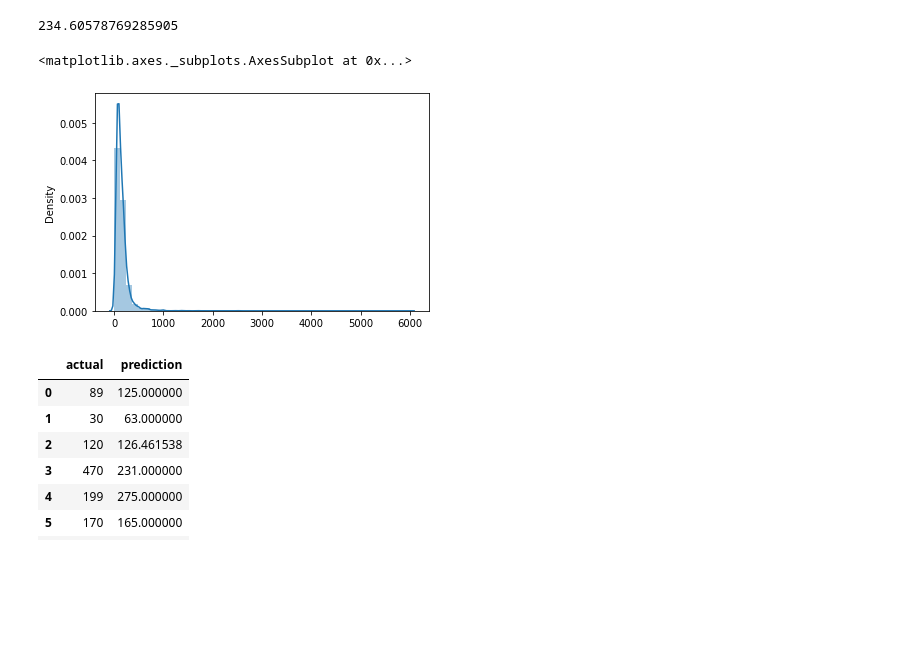
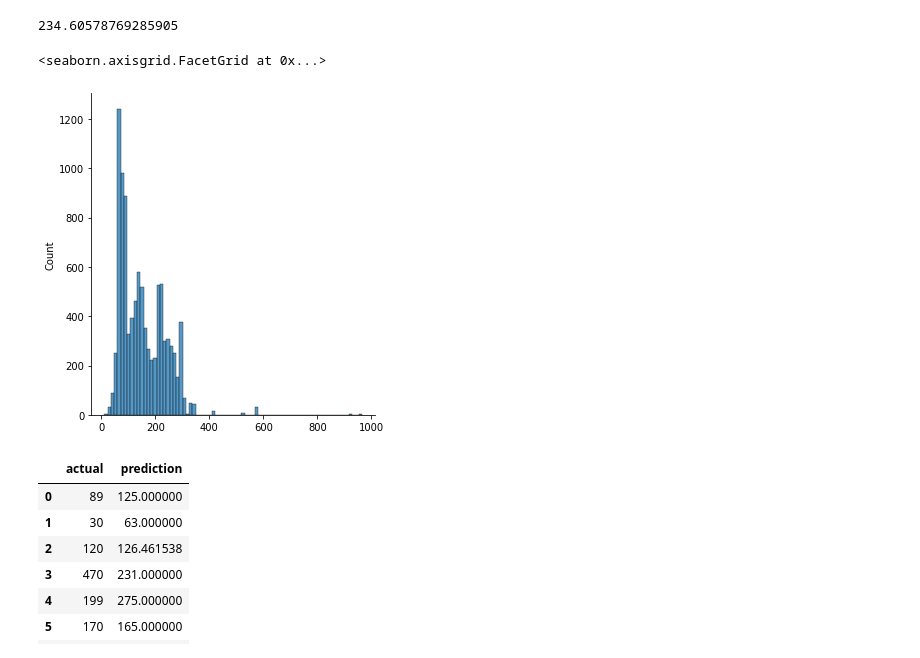
Before and after one commit to unoeyh/work, a Jupyter notebook: airbnb_ny_price.ipynb, the cells around one changed output. Cells and saved outputs as stored; diff of their text form; code cells hidden in the pictures; blank space fills up the shorter version.

```diff
--- a/airbnb_ny_price.ipynb
+++ b/airbnb_ny_price.ipynb
@@ -182,10 +184,10 @@ print(np.sqrt(metrics.mean_squared_error(y_test,pred_dt)))
 # %% [output]
 234.60578769285905
 # %%
-sns.distplot(pred_dt)
+sns.displot(pred_dt)
 # %% [output]
-<matplotlib.axes._subplots.AxesSubplot at 0x...>
+<seaborn.axisgrid.FacetGrid at 0x...>
-[figure, old version]
+[figure, new version]
 # %%
 err = pd.DataFrame(np.array(y_test).flatten(),columns=['actual'])
 err['prediction']=np.array(pred_dt)
```
Also changed, not shown: parts of 2 cells of this notebook.
